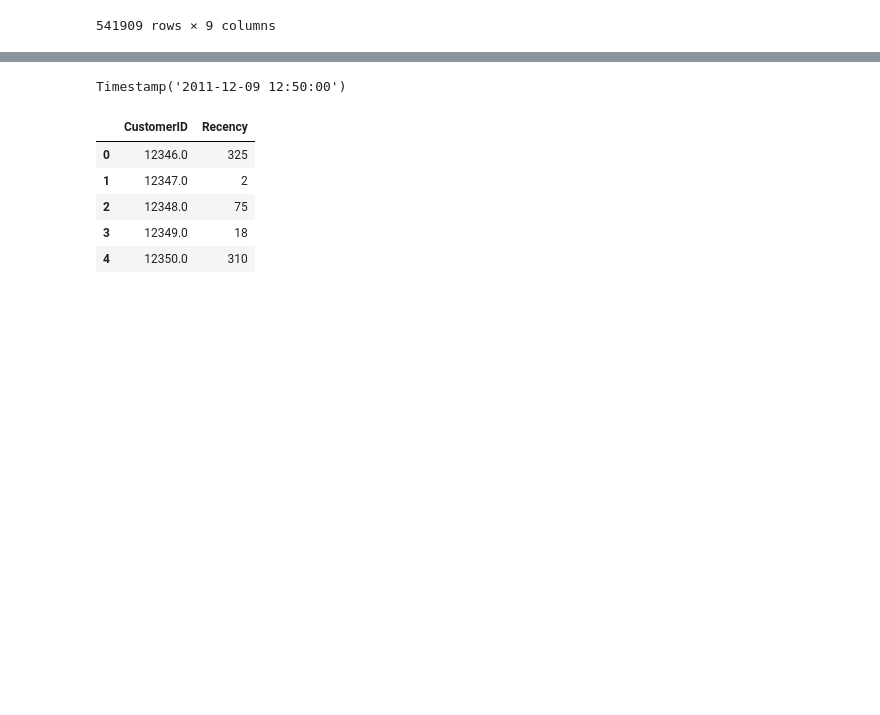
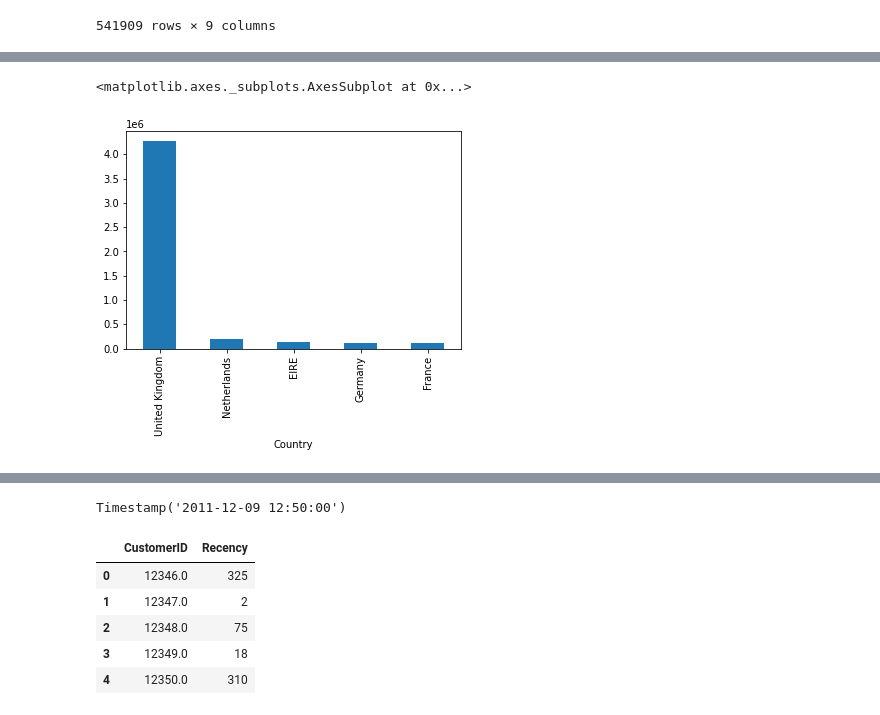
Before and after one commit to sambhajizambre/Project, a Jupyter notebook: Capstone Project 1-propensity model.ipynb, the cells around one changed output, grey strips where cells are left out. Saved outputs shown, nothing was run; the diff lists cells and outputs as text; code cells hidden in the pictures; blank space fills up the shorter version.

```diff
--- a/Capstone Project 1-propensity model.ipynb
+++ b/Capstone Project 1-propensity model.ipynb
@@ -156,0 +217,3 @@ df
+# %%
+country_price=df.groupby("Country")["Quantity"].sum().sort_values(ascending=False)
+country_price
@@ -156,0 +238,6 @@ df
+# %%
+#Top companies with high number of purchase
+country_price[:5].plot(kind='bar')
+# %% [output]
+<matplotlib.axes._subplots.AxesSubplot at 0x...>
+[figure, added]
```
Also changed, not shown: parts of 27 cells of this notebook.
